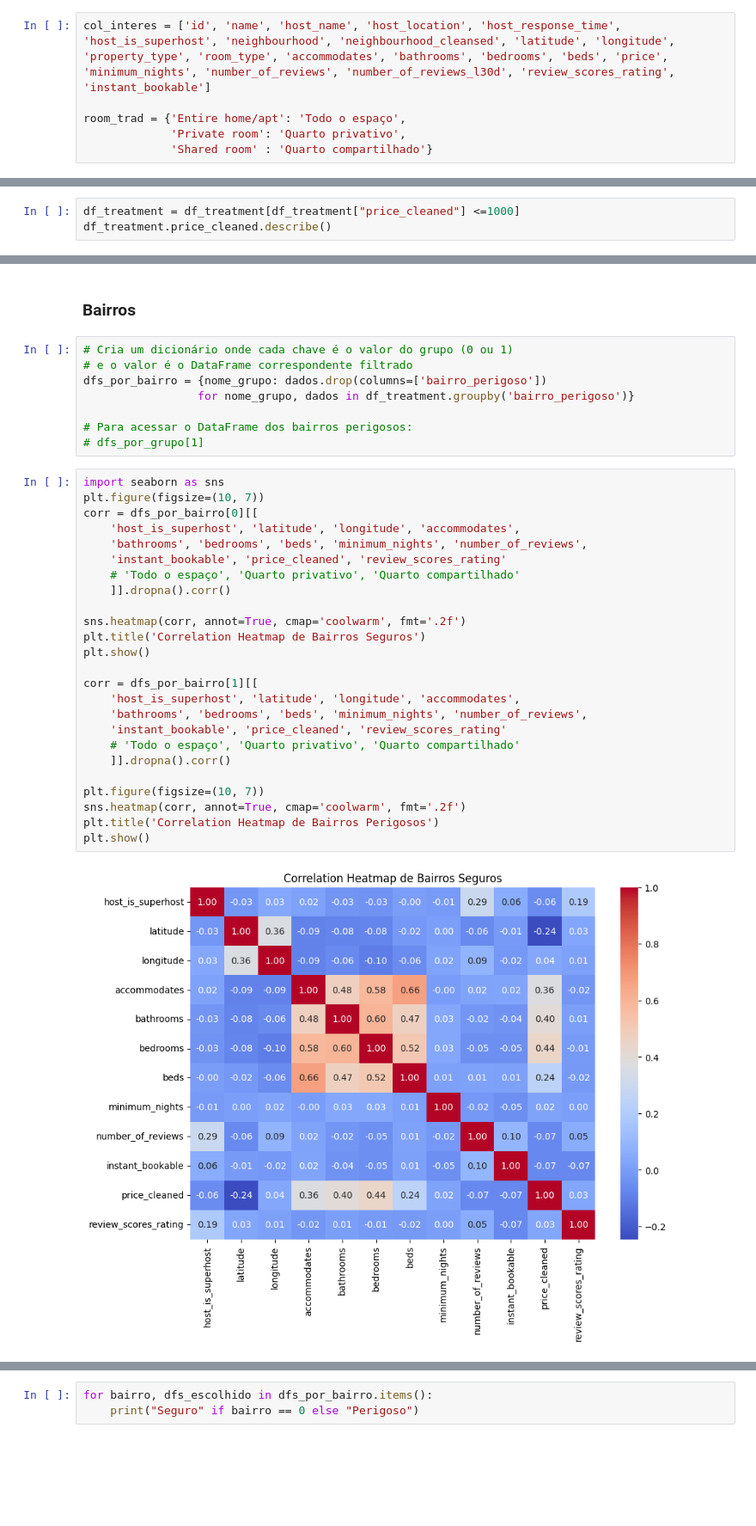
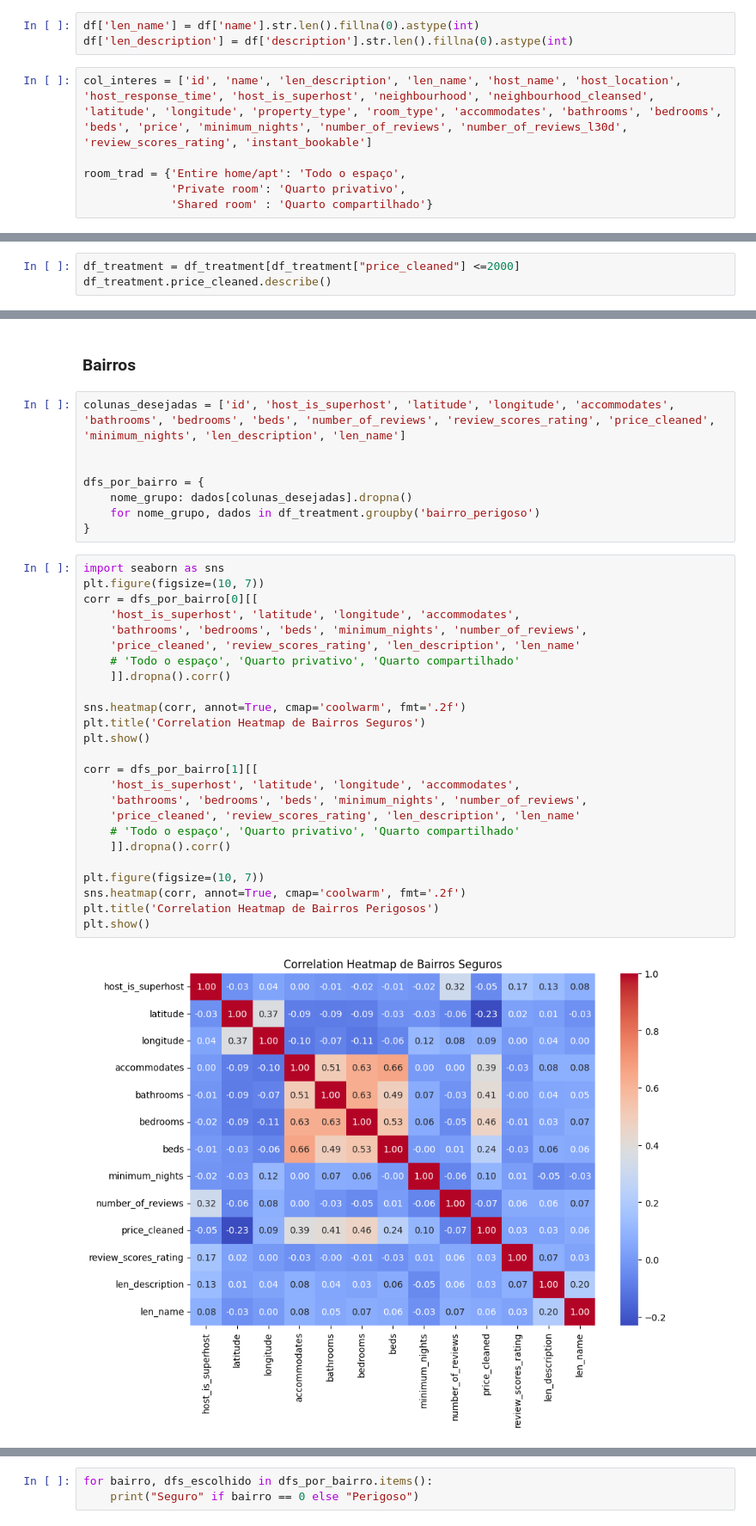
Before and after one commit to AlbertButzke/BrincadeiraComDados, a Jupyter notebook: Airbnb/test_utils/airbnb_limpeza.ipynb, the cells around one changed output, grey strips where cells are left out. Shown at 86% size. Drawn from its saved outputs; the diff is of its cells as text; blank space fills up the shorter version.

```diff
--- a/Airbnb/test_utils/airbnb_limpeza.ipynb
+++ b/Airbnb/test_utils/airbnb_limpeza.ipynb
@@ -33,5 +45,8 @@ Name: room_type, Length: 43068, dtype: str
+# %%
+df['len_name'] = df['name'].str.len().fillna(0).astype(int)
+df['len_description'] = df['description'].str.len().fillna(0).astype(int)
 # %%
-col_interes = ['id', 'name', 'host_name', 'host_location', 'host_response_time', 'host_is_superhost', 'neighbourhood', 'neighbourhood_cleansed', 'latitude', 'longitude', 'property_type', 'room_type', 'accommodates', 'bathrooms', 'bedrooms', 'beds', 'price', 'minimum_nights', 'number_of_reviews', 'number_of_reviews_l30d', 'review_scores_rating', 'instant_bookable']
+col_interes = ['id', 'name', 'len_description', 'len_name', 'host_name', 'host_location', 'host_response_time', 'host_is_superhost', 'neighbourhood', 'neighbourhood_cleansed', 'latitude', 'longitude', 'property_type', 'room_type', 'accommodates', 'bathrooms', 'bedrooms', 'beds', 'price', 'minimum_nights', 'number_of_reviews', 'number_of_reviews_l30d', 'review_scores_rating', 'instant_bookable']
 
 room_trad = {'Entire home/apt': 'Todo o espaço',
              'Private room': 'Quarto privativo',
@@ -215,4 +225,4 @@ Ação: Vamos realizar o corte (trimming) desses outliers acima de 565 para norm
 # %%
-df_treatment = df_treatment[df_treatment["price_cleaned"] <=1000]
+df_treatment = df_treatment[df_treatment["price_cleaned"] <=2000]
 df_treatment.price_cleaned.describe()
 # %% [output]
@@ -547,37 +566,37 @@ print(df_lasso[df_lasso['erro'] >=0.1].head())
 # %% [markdown]
 ### Bairros
 # %%
-# Cria um dicionário onde cada chave é o valor do grupo (0 ou 1)
-# e o valor é o DataFrame correspondente filtrado
-dfs_por_bairro = {nome_grupo: dados.drop(columns=['bairro_perigoso'])
-                 for nome_grupo, dados in df_treatment.groupby('bairro_perigoso')}
+colunas_desejadas = ['id', 'host_is_superhost', 'latitude', 'longitude', 'accommodates', 'bathrooms', 'bedrooms', 'beds', 'number_of_reviews', 'review_scores_rating', 'price_cleaned', 'minimum_nights', 'len_description', 'len_name']
 
-# Para acessar o DataFrame dos bairros perigosos:
-# dfs_por_grupo[1]
+
+dfs_por_bairro = {
+    nome_grupo: dados[colunas_desejadas].dropna()
+    for nome_grupo, dados in df_treatment.groupby('bairro_perigoso')
+}
 # %%
 import seaborn as sns
 plt.figure(figsize=(10, 7))
 corr = dfs_por_bairro[0][[
     'host_is_superhost', 'latitude', 'longitude', 'accommodates',
     'bathrooms', 'bedrooms', 'beds', 'minimum_nights', 'number_of_reviews',
-    'instant_bookable', 'price_cleaned', 'review_scores_rating'
+    'price_cleaned', 'review_scores_rating', 'len_description', 'len_name'
     # 'Todo o espaço', 'Quarto privativo', 'Quarto compartilhado'
     ]].dropna().corr()
 
 sns.heatmap(corr, annot=True, cmap='coolwarm', fmt='.2f')
 plt.title('Correlation Heatmap de Bairros Seguros')
 plt.show()
 
 corr = dfs_por_bairro[1][[
     'host_is_superhost', 'latitude', 'longitude', 'accommodates',
     'bathrooms', 'bedrooms', 'beds', 'minimum_nights', 'number_of_reviews',
-    'instant_bookable', 'price_cleaned', 'review_scores_rating'
+    'price_cleaned', 'review_scores_rating', 'len_description', 'len_name'
     # 'Todo o espaço', 'Quarto privativo', 'Quarto compartilhado'
     ]].dropna().corr()
 
 plt.figure(figsize=(10, 7))
 sns.heatmap(corr, annot=True, cmap='coolwarm', fmt='.2f')
 plt.title('Correlation Heatmap de Bairros Perigosos')
 plt.show()
 # %% [output]
-[figure, old version]
+[figure, new version]
```
Also changed, not shown: parts of 93 cells of this notebook, 2 other files.
